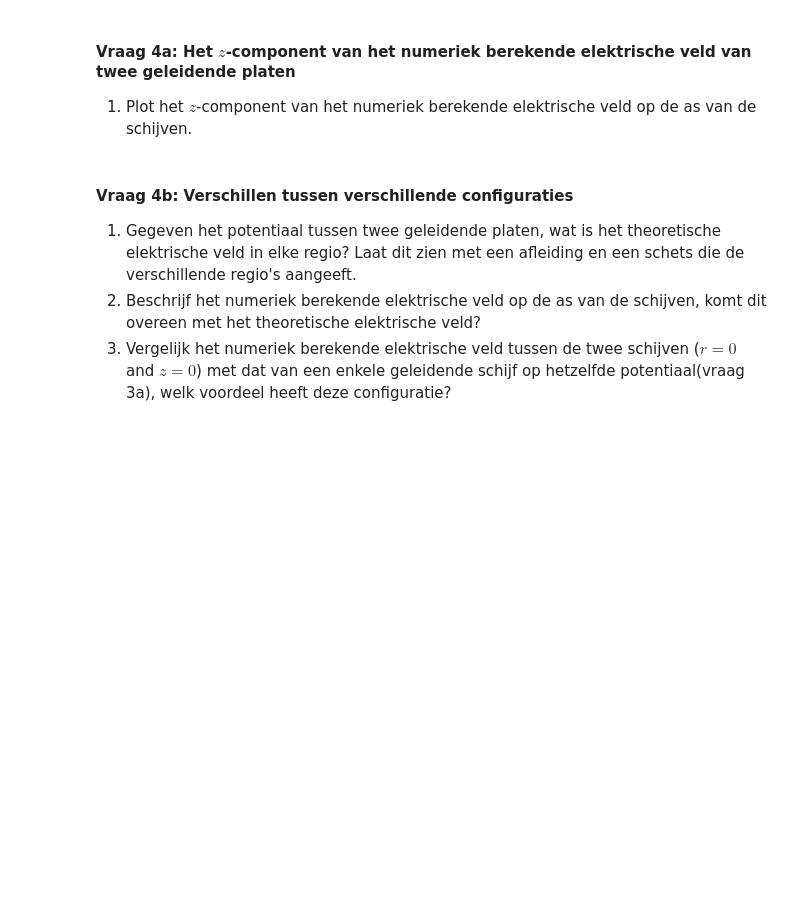
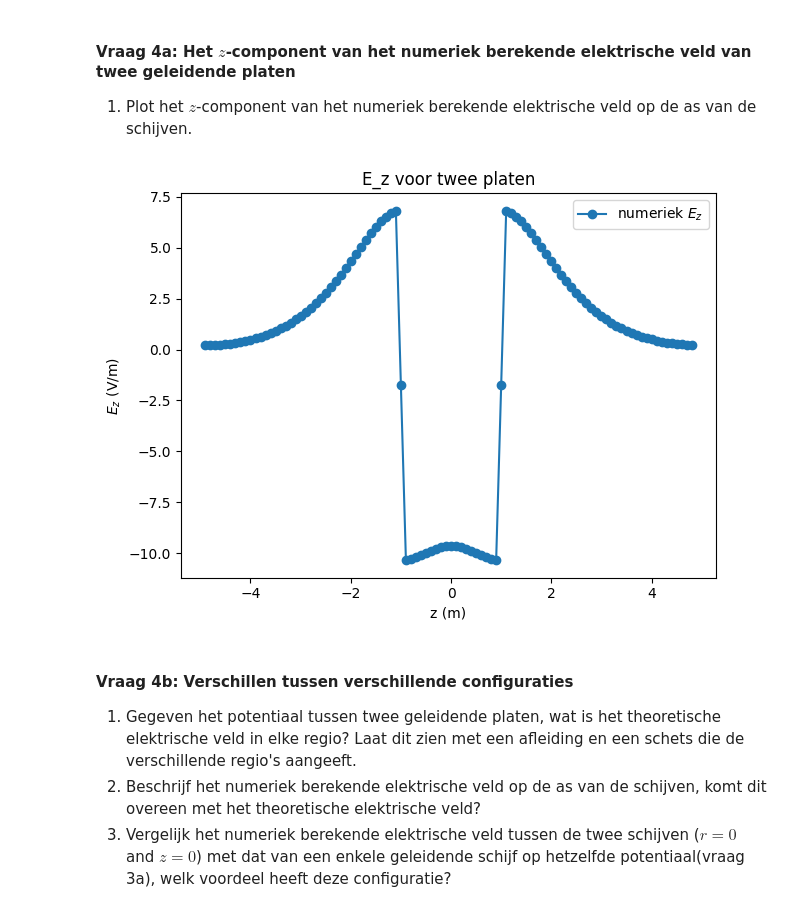
Before and after one commit to kristywrkl/opdrachten-DEF-D, a Jupyter notebook: DigitaleOntwerpopdrachten/1CondensatorOpdracht/CondensatorOntwerpopdracht.ipynb, the cells around one changed output. Saved outputs shown, nothing was run; the diff lists cells and outputs as text; code cells hidden in the pictures; blank space fills up the shorter version.

```diff
--- a/DigitaleOntwerpopdrachten/1CondensatorOpdracht/CondensatorOntwerpopdracht.ipynb
+++ b/DigitaleOntwerpopdrachten/1CondensatorOpdracht/CondensatorOntwerpopdracht.ipynb
@@ -451,7 +455,26 @@ plot_results_disk(Ez, Er, normE, V, r, z, grid_step, disk_radius, z_pos_disk1, z
 # %%
 ###
 ###your code here###
 ###
+
+idx_r_zero = np.argmin(np.abs(r - 0.0))
+
+z_for_E = z[1:-1]
+
+Ez_axis = Ez[:, idx_r_zero]
+
+plt.figure()
+plt.title("E_z voor twee platen")
+plt.plot(z_for_E, Ez_axis, "o-", label="numeriek $E_z$")
+
+plt.xlabel("z (m)")
+plt.ylabel("$E_z$ (V/m)")
+plt.legend()
+plt.tight_layout()
+
+plt.show()
+# %% [output]
+[figure, added]
 # %% [markdown]
 #### Vraag 4b: Verschillen tussen verschillende configuraties
 
```
Also changed, not shown: parts of 7 cells of this notebook, 1 other file.
